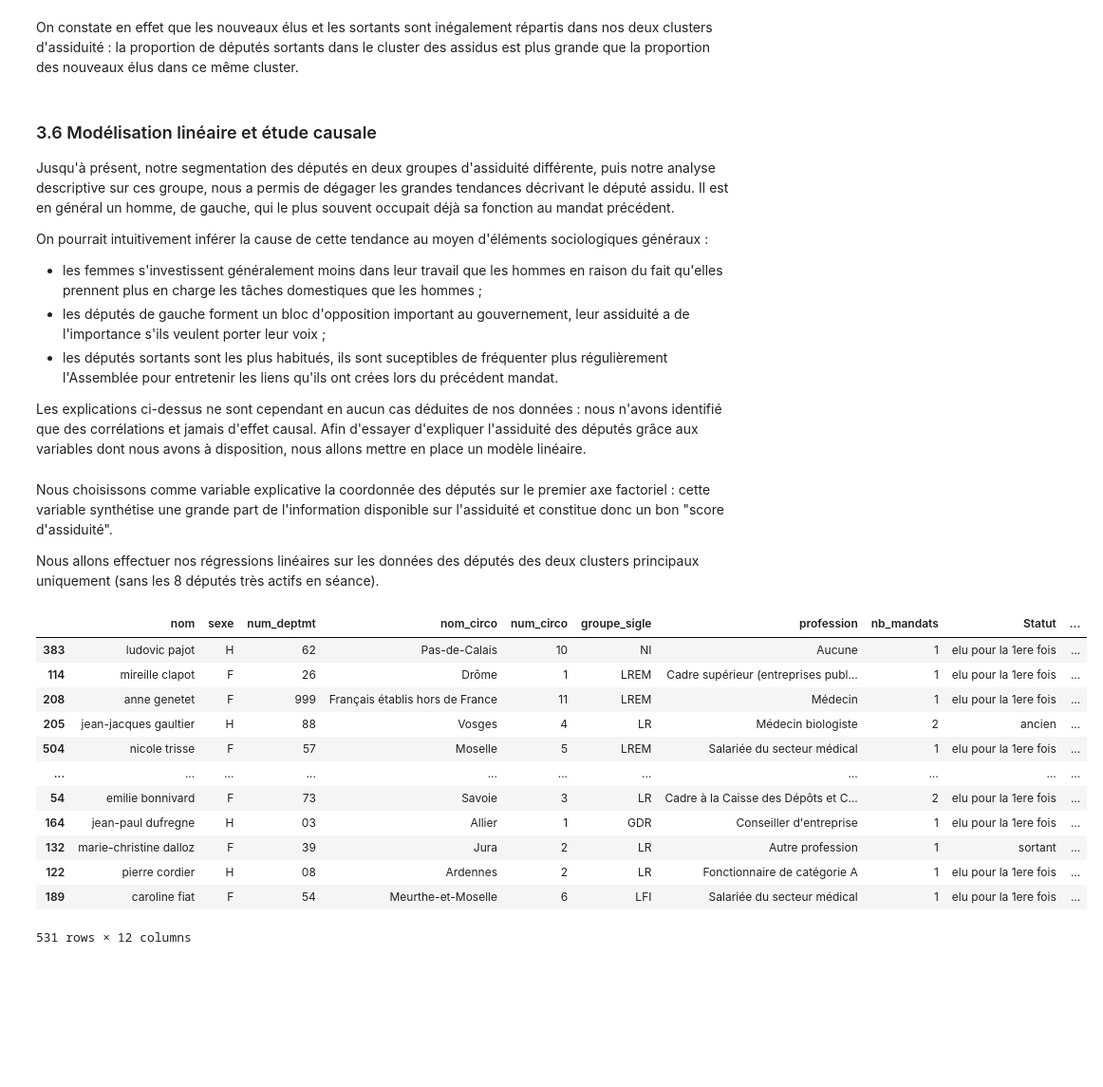
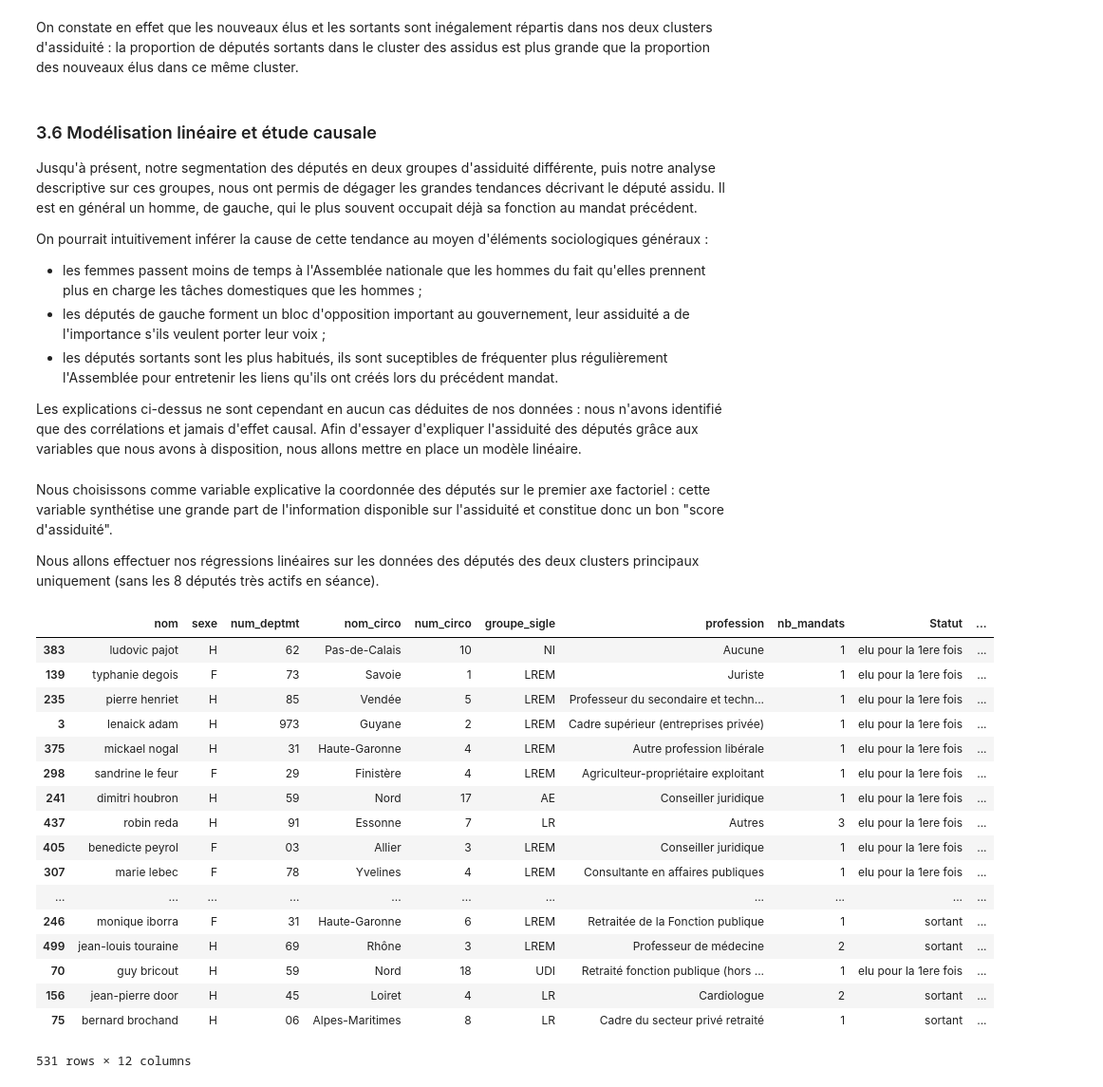
Before and after one commit to APlamont/AssemblyAttendance, a Jupyter notebook: Code/Projet Python pour le Data Scientist.ipynb, the cells around one changed output. Shown at 95% size. Cells and saved outputs as stored; diff of their text form; code cells hidden in the pictures; blank space fills up the shorter version.

```diff
--- a/Code/Projet Python pour le Data Scientist.ipynb
+++ b/Code/Projet Python pour le Data Scientist.ipynb
@@ -862,37 +881,42 @@ On constate en effet que les nouveaux élus et les sortants sont inégalement r
 # %% [markdown]
 ### 3.6 Modélisation linéaire et étude causale
 
-Jusqu'à présent, notre segmentation des députés en deux groupes d'assiduité différente, puis notre analyse descriptive sur ces groupe, nous a permis de dégager les grandes tendances décrivant le député assidu. Il est en général un homme, de gauche, qui le plus souvent occupait déjà sa fonction au mandat précédent.
+Jusqu'à présent, notre segmentation des députés en deux groupes d'assiduité différente, puis notre analyse descriptive sur ces groupes, nous ont permis de dégager les grandes tendances décrivant le député assidu. Il est en général un homme, de gauche, qui le plus souvent occupait déjà sa fonction au mandat précédent.
 
 On pourrait intuitivement inférer la cause de cette tendance au moyen d'éléments sociologiques généraux :
-- les femmes s'investissent généralement moins dans leur travail que les hommes en raison du fait qu'elles prennent plus en charge les tâches domestiques que les hommes ;
+- les femmes passent moins de temps à l'Assemblée nationale que les hommes du fait qu'elles prennent plus en charge les tâches domestiques que les hommes ;
 - les députés de gauche forment un bloc d'opposition important au gouvernement, leur assiduité a de l'importance s'ils veulent porter leur voix ;
-- les députés sortants sont les plus habitués, ils sont suceptibles de fréquenter plus régulièrement l'Assemblée pour entretenir les liens qu'ils ont crées lors du précédent mandat.
+- les députés sortants sont les plus habitués, ils sont suceptibles de fréquenter plus régulièrement l'Assemblée pour entretenir les liens qu'ils ont créés lors du précédent mandat.
 
-Les explications ci-dessus ne sont cependant en aucun cas déduites de nos données : nous n'avons identifié que des corrélations et jamais d'effet causal. Afin d'essayer d'expliquer l'assiduité des députés grâce aux variables dont nous avons à disposition, nous allons mettre en place un modèle linéaire.
+Les explications ci-dessus ne sont cependant en aucun cas déduites de nos données : nous n'avons identifié que des corrélations et jamais d'effet causal. Afin d'essayer d'expliquer l'assiduité des députés grâce aux variables que nous avons à disposition, nous allons mettre en place un modèle linéaire.
 # %% [markdown]
 Nous choisissons comme variable explicative la coordonnée des députés sur le premier axe factoriel : cette variable synthétise une grande part de l'information disponible sur l'assiduité et constitue donc un bon "score d'assiduité".
 
 Nous allons effectuer nos régressions linéaires sur les données des députés des deux clusters principaux uniquement (sans les 8 députés très actifs en séance).
 # %%
 # On prépare le data frame pour les régressions
-df_reg = df_work.loc[R+V]
+df_reg = df_work.drop(df_work.index[kmeans.labels_ == 2])
 df_reg["assiduite"] = coord2[:, 0] # ajout du score d'assiduité
 df_reg = df_reg.drop(['semaines_presence', 'commission_presences', 'commission_interventions', 'hemicycle_interventions','hemicycle_interventions_courtes', 'amendements_proposes', 'amendements_signes', 'amendements_adoptes', 'rapports', 'propositions_ecrites', 'propositions_signees','questions_ecrites', 'questions_orales'], axis=1) # suppression des variables d'assiduité, qui ne nous servent plus
 df_reg
 # %% [output]
 |  | nom | sexe | num_deptmt | nom_circo | num_circo | groupe_sigle | profession | nb_mandats | Statut | ... |
 | 383 | ludovic pajot | H | 62 | Pas-de-Calais | 10 | NI | Aucune | 1 | elu pour la 1ere fois | ... |
-| 114 | mireille clapot | F | 26 | Drôme | 1 | LREM | Cadre supérieur (entreprises publ... | 1 | elu pour la 1ere fois | ... |
-| 208 | anne genetet | F | 999 | Français établis hors de France | 11 | LREM | Médecin | 1 | elu pour la 1ere fois | ... |
-| 205 | jean-jacques gaultier | H | 88 | Vosges | 4 | LR | Médecin biologiste | 2 | ancien | ... |
-| 504 | nicole trisse | F | 57 | Moselle | 5 | LREM | Salariée du secteur médical | 1 | elu pour la 1ere fois | ... |
+| 139 | typhanie degois | F | 73 | Savoie | 1 | LREM | Juriste | 1 | elu pour la 1ere fois | ... |
+| 235 | pierre henriet | H | 85 | Vendée | 5 | LREM | Professeur du secondaire et techn... | 1 | elu pour la 1ere fois | ... |
+| 3 | lenaick adam | H | 973 | Guyane | 2 | LREM | Cadre supérieur (entreprises privée) | 1 | elu pour la 1ere fois | ... |
+| 375 | mickael nogal | H | 31 | Haute-Garonne | 4 | LREM | Autre profession libérale | 1 | elu pour la 1ere fois | ... |
+| 298 | sandrine le feur | F | 29 | Finistère | 4 | LREM | Agriculteur-propriétaire exploitant | 1 | elu pour la 1ere fois | ... |
+| 241 | dimitri houbron | H | 59 | Nord | 17 | AE | Conseiller juridique | 1 | elu pour la 1ere fois | ... |
+| 437 | robin reda | H | 91 | Essonne | 7 | LR | Autres | 3 | elu pour la 1ere fois | ... |
+| 405 | benedicte peyrol | F | 03 | Allier | 3 | LREM | Conseiller juridique | 1 | elu pour la 1ere fois | ... |
+| 307 | marie lebec | F | 78 | Yvelines | 4 | LREM | Consultante en affaires publiques | 1 | elu pour la 1ere fois | ... |
 | ... | ... | ... | ... | ... | ... | ... | ... | ... | ... | ... |
-| 54 | emilie bonnivard | F | 73 | Savoie | 3 | LR | Cadre à la Caisse des Dépôts et C... | 2 | elu pour la 1ere fois | ... |
-| 164 | jean-paul dufregne | H | 03 | Allier | 1 | GDR | Conseiller d'entreprise | 1 | elu pour la 1ere fois | ... |
-| 132 | marie-christine dalloz | F | 39 | Jura | 2 | LR | Autre profession | 1 | sortant | ... |
-| 122 | pierre cordier | H | 08 | Ardennes | 2 | LR | Fonctionnaire de catégorie A | 1 | elu pour la 1ere fois | ... |
-| 189 | caroline fiat | F | 54 | Meurthe-et-Moselle | 6 | LFI | Salariée du secteur médical | 1 | elu pour la 1ere fois | ... |
+| 246 | monique iborra | F | 31 | Haute-Garonne | 6 | LREM | Retraitée de la Fonction publique | 1 | sortant | ... |
+| 499 | jean-louis touraine | H | 69 | Rhône | 3 | LREM | Professeur de médecine | 2 | sortant | ... |
+| 70 | guy bricout | H | 59 | Nord | 18 | UDI | Retraité fonction publique (hors ... | 1 | elu pour la 1ere fois | ... |
+| 156 | jean-pierre door | H | 45 | Loiret | 4 | LR | Cardiologue | 2 | sortant | ... |
+| 75 | bernard brochand | H | 06 | Alpes-Maritimes | 8 | LR | Cadre du secteur privé retraité | 1 | sortant | ... |
 531 rows × 12 columns
 # %%
 import statsmodels.formula.api as sm
```
Also changed, not shown: parts of 8 cells of this notebook.
